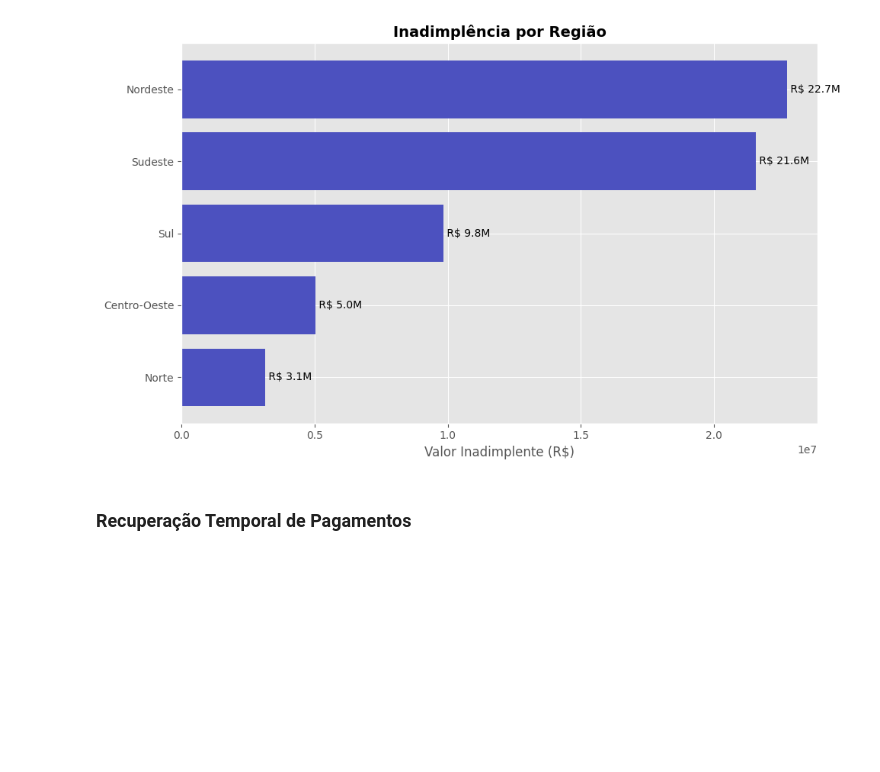
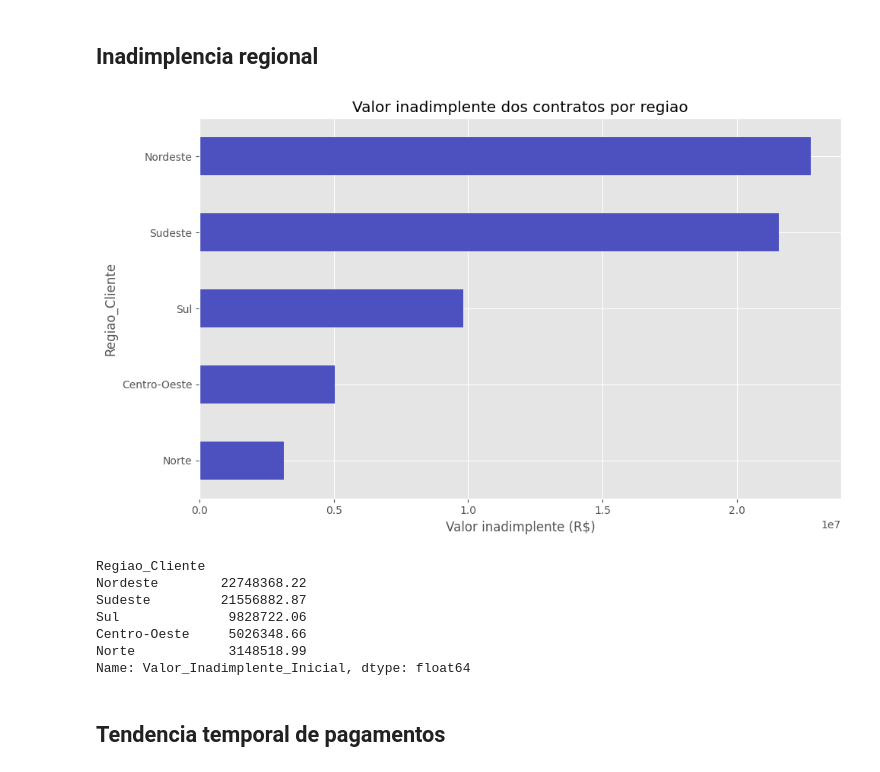
Before and after one commit to juanalenca/creditguard, a Jupyter notebook: data-science/notebooks/02_eda_real.ipynb, the cells around one changed output. Drawn from its saved outputs; the diff is of its cells as text; code cells hidden in the pictures; blank space fills up the shorter version.

Commit message:
chore: atualiza documentacoes finais, banco de dados, cadernos, roteiros com valores ajustados

```diff
--- a/data-science/notebooks/02_eda_real.ipynb
+++ b/data-science/notebooks/02_eda_real.ipynb
@@ -15,17 +56,26 @@ pagamentos = pd.read_csv('pagamentos_clean.csv', parse_dates=['Data_Vencimento',
+# %% [markdown]
+## Inadimplencia regional
 # %%
-inad_regional = contratos.groupby('Regiao_Cliente')['Valor_Inadimplente_Inicial'].sum().sort_values(ascending=True)
+inad_regional_contratos = contratos.groupby('Regiao_Cliente')['Valor_Inadimplente_Inicial'].sum().sort_values(ascending=False)
 
 plt.figure(figsize=(10, 6))
-bars = plt.barh(inad_regional.index, inad_regional.values, color='#4c51bf')
-plt.title('Inadimplência por Região', fontsize=14, fontweight='bold')
-plt.xlabel('Valor Inadimplente (R$)')
-for i, v in enumerate(inad_regional.values):
-    plt.text(v, i, f' R$ {v/1e6:.1f}M', va='center')
+inad_regional_contratos.sort_values().plot(kind='barh', color='#4c51bf')
+plt.title('Valor inadimplente dos contratos por regiao')
+plt.xlabel('Valor inadimplente (R$)')
 plt.tight_layout()
 plt.show()
+
+print(inad_regional_contratos.round(2))
 # %% [output]
-[figure, old version]
+[figure, new version]
+Regiao_Cliente
+Nordeste        22748368.22
+Sudeste         21556882.87
+Sul              9828722.06
+Centro-Oeste     5026348.66
+Norte            3148518.99
+Name: Valor_Inadimplente_Inicial, dtype: float64
-# %% [markdown]
-### Recuperação Temporal de Pagamentos
+# %% [markdown]
+## Tendencia temporal de pagamentos
 # %%
 pagamentos['Mes_Vencimento'] = pagamentos['Data_Vencimento'].dt.to_period('M')
```
Also changed, not shown: parts of 9 cells of this notebook, 49 other files.
